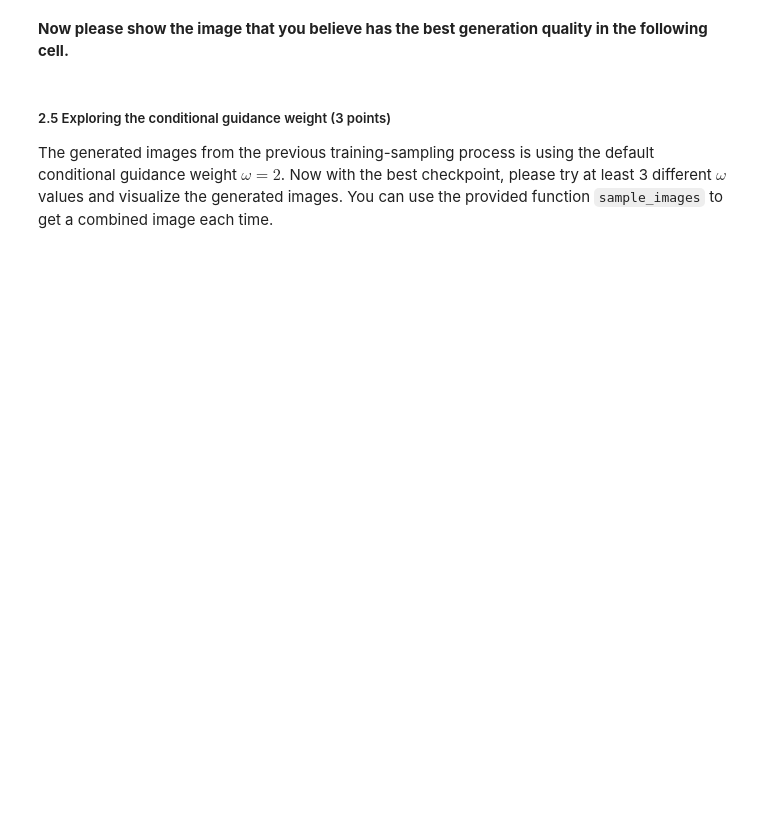
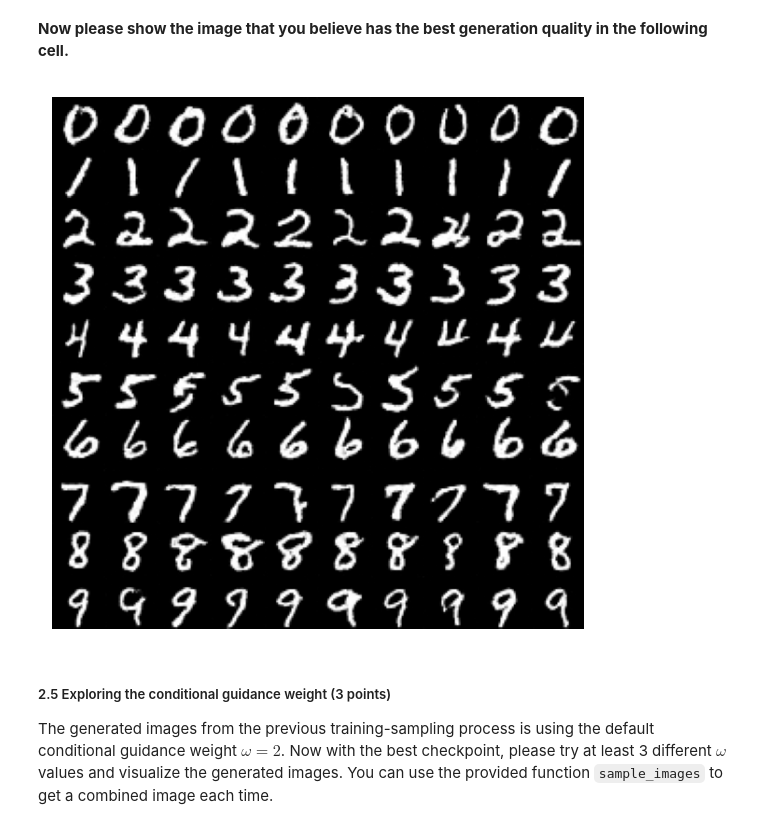
Before and after one commit to benjicruz/ECE-239AS, a Jupyter notebook: Project2/ConditionalDDPM.ipynb, the cells around one changed output. Drawn from its saved outputs; the diff is of its cells as text; code cells hidden in the pictures; blank space fills up the shorter version.

```diff
--- a/Project2/ConditionalDDPM.ipynb
+++ b/Project2/ConditionalDDPM.ipynb
@@ -312,15 +341,24 @@ solver(dmconfig = train_config,
 # %%
 # ==================================================== #
 # YOUR CODE HERE:
 #   Among all images generated in the experiment,
 #   show the image that you believe has the best quality.
 #   You may use tools like matplotlib, PIL, OpenCV, ...
 
 
 
 
 
 # ==================================================== #
+
+
+from PIL import Image
+from IPython.display import display
+
+image = Image.open('save/benji_exp/images/generate_epoch_10.png')
+display(image)
+# %% [output]
+[figure, added]
 # %% [markdown]
 ##### 2.5 Exploring the conditional guidance weight (3 points)
 
```
Also changed, not shown: parts of 18 cells of this notebook, 3 other files.
